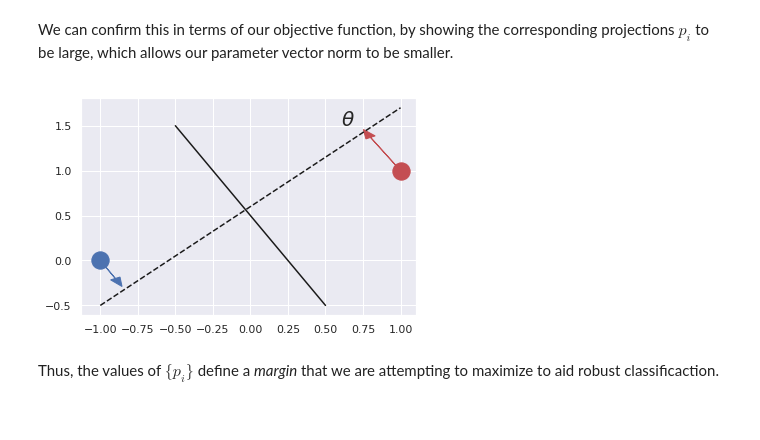
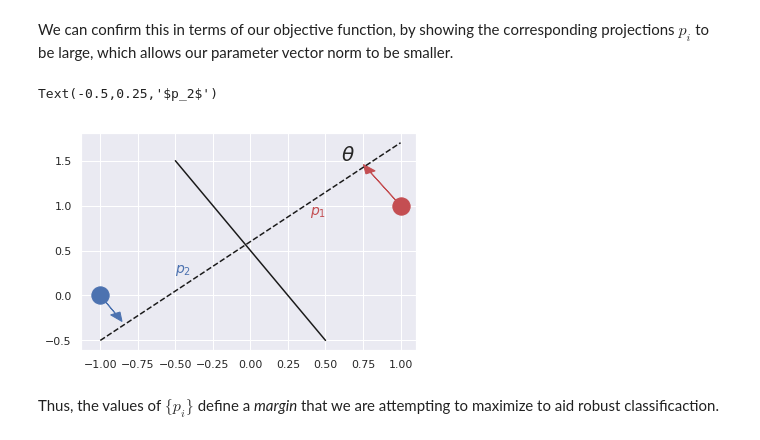
Before and after one commit to ntjames/Bios8366, a Jupyter notebook: notebooks/Section6_4-Support-Vector-Machines.ipynb, the cells around one changed output. Drawn from its saved outputs; the diff is of its cells as text; code cells hidden in the pictures.

```diff
--- a/notebooks/Section6_4-Support-Vector-Machines.ipynb
+++ b/notebooks/Section6_4-Support-Vector-Machines.ipynb
@@ -208,15 +212,19 @@ We can confirm this in terms of our objective function, by showing the correspon
 # %%
 plt.figure()
 plt.scatter(*x1, s=300, marker='o')
 plt.scatter(*x2, s=300, marker='o', color='r')
 plt.plot([-.5,.5], [1.5,-.5], 'k-')
 plt.plot([-1, 1], [-.5, 1.7], 'k--')
 plt.annotate(r"$\theta$", xy=(0.6, 1.5), fontsize=20)
 
 plt.arrow(-1, 0, .1, -.2, fc="b", ec="b", head_width=0.07, head_length=0.1)
 plt.arrow(1, 1, -.2, .37, fc="r", ec="r", head_width=0.07, head_length=0.1);
+
+plt.annotate(r"$p_1$", xy=(0.4, 0.9), fontsize=14, color='r')
+plt.annotate(r"$p_2$", xy=(-0.5, 0.25), fontsize=14, color='b')
 # %% [output]
+Text(-0.5,0.25,'$p_2$')
-[figure, old version]
+[figure, new version]
 # %% [markdown]
 Thus, the values of $\{p_i\}$ define a *margin* that we are attempting to maximize to aid robust classificaction.
 # %% [markdown]
```
Also changed, not shown: parts of 63 cells of this notebook.
